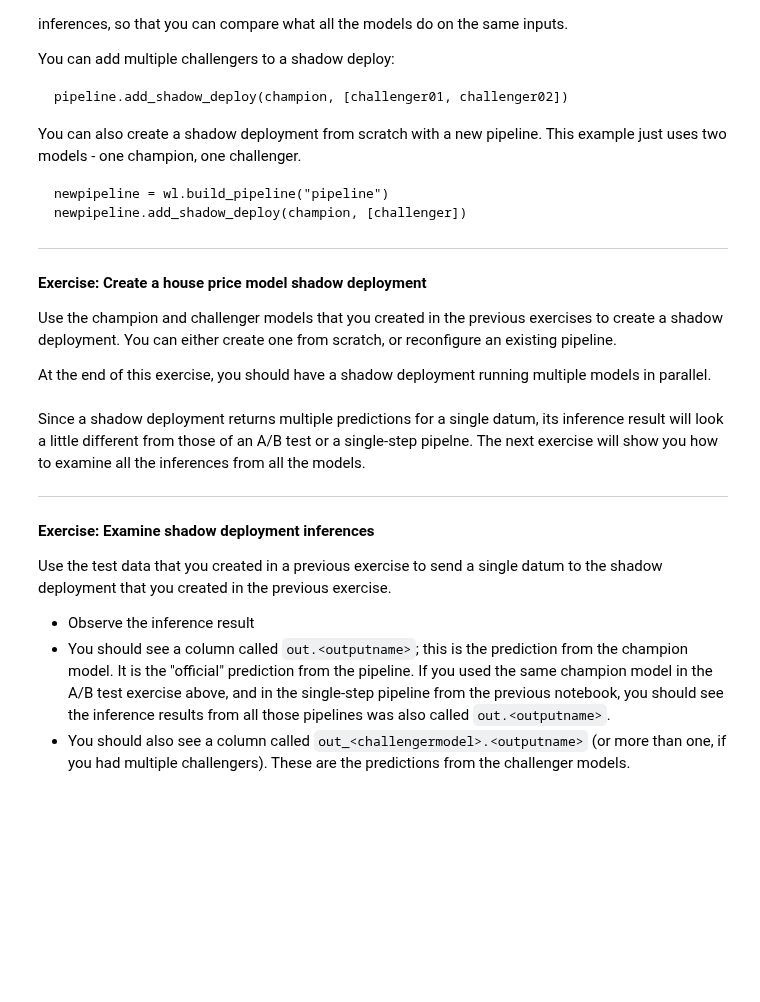
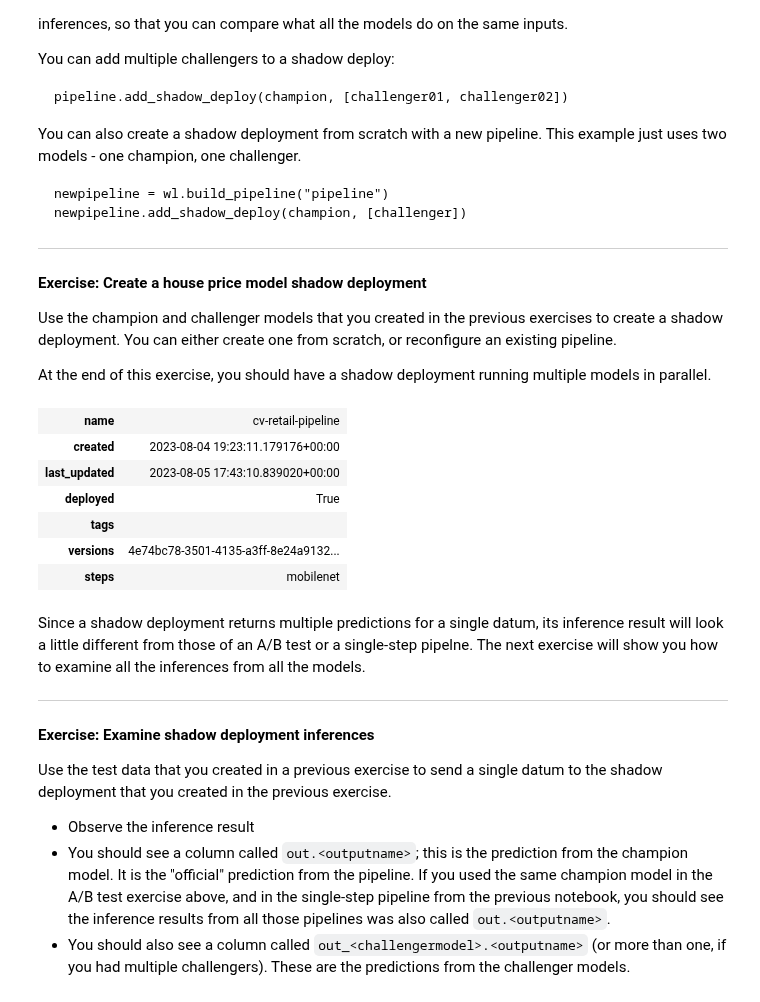
Before and after one commit to WallarooLabs/Workshops, a Jupyter notebook: Computer Vision/Retail/Notebooks-with-code/N2_production_experiments-with-code.ipynb, the cells around one changed output. Saved outputs shown, nothing was run; the diff lists cells and outputs as text; code cells hidden in the pictures; blank space fills up the shorter version.

```diff
--- a/Computer Vision/Retail/Notebooks-with-code/N2_production_experiments-with-code.ipynb
+++ b/Computer Vision/Retail/Notebooks-with-code/N2_production_experiments-with-code.ipynb
@@ -376,6 +466,18 @@ Use the champion and challenger models that you created in the previous exercise
 At the end of this exercise, you should have a shadow deployment running multiple models in parallel.
 # %%
 # blank space to create a shadow deployment
+
+pipeline.clear()
+pipeline.add_shadow_deploy(mobilenet_model, [resnet_model])
+pipeline.deploy()
+# %% [output]
+| name | cv-retail-pipeline |
+| created | 2023-08-04 19:23:11.179176+00:00 |
+| last_updated | 2023-08-05 17:43:10.839020+00:00 |
+| deployed | True |
+| tags |  |
+| versions | 4e74bc78-3501-4135-a3ff-8e24a9132... |
+| steps | mobilenet |
 # %% [markdown]
 Since a shadow deployment returns multiple predictions for a single datum, its inference result will look a little different from those of an A/B test or a single-step pipelne. The next exercise will show you how to examine all the inferences from all the models.
 
```
Also changed, not shown: parts of 9 cells of this notebook.
